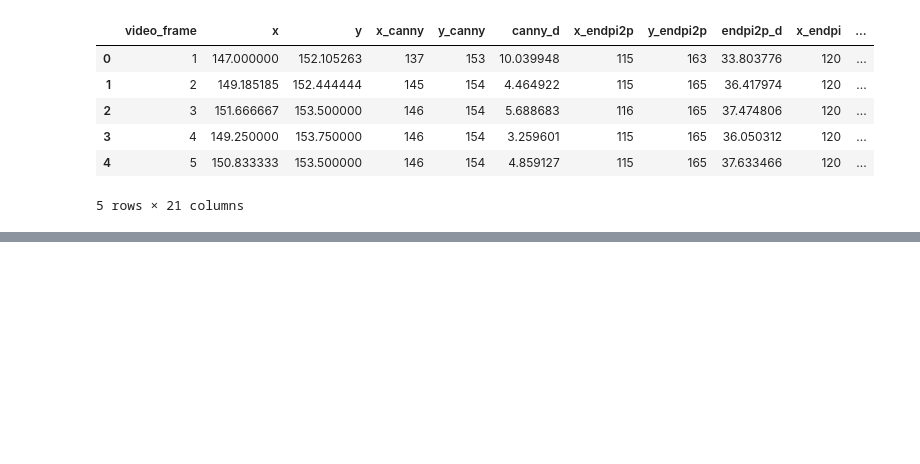
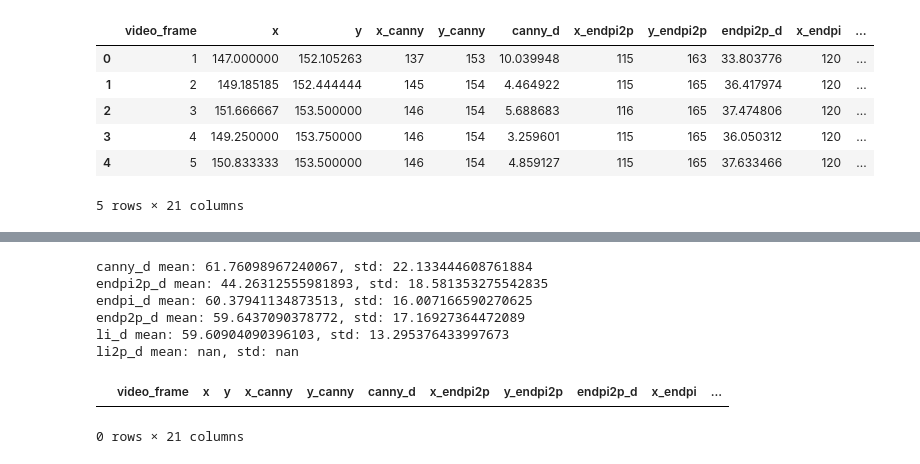
Before and after one commit to ucsdarclab/surgical_tool_tracking, a Jupyter notebook: kornia_dev/ICRA24.ipynb, the cells around one changed output, grey strips where cells are left out. Saved outputs shown, nothing was run; the diff lists cells and outputs as text; code cells hidden in the pictures; blank space fills up the shorter version.

```diff
--- a/kornia_dev/ICRA24.ipynb
+++ b/kornia_dev/ICRA24.ipynb
@@ -205,3 +240,38 @@ li2p_d mean: 23.873805366680497, std: 11.783180420075956
+# %%
+canny = pd.read_csv('fei_ref_data/canny_accuracy.txt', sep = ',', header = None, names = ['t', 'video_frame', 'x', 'y', 'x_d', 'y_d'])
+endpi2p = pd.read_csv('fei_ref_data/endpoint_intensities_to_polar_accuracy.txt', sep = ',', header = None, names = ['t', 'video_frame', 'x', 'y', 'x_d', 'y_d'])
+endpi = pd.read_csv('fei_ref_data/endpoint_intensities_only_accuracy.txt', sep = ',', header = None, names = ['t', 'video_frame', 'x', 'y', 'x_d', 'y_d'])
+endp2p = pd.read_csv('fei_ref_data/endpoints_to_polar_accuracy.txt', sep = ',', header = None, names = ['t', 'video_frame', 'x', 'y', 'x_d', 'y_d'])
+li = pd.read_csv('fei_ref_data/line_intensities_only_accuracy.txt', sep = ',', header = None, names = ['t', 'video_frame', 'x', 'y', 'x_d', 'y_d'])
+li2p = pd.read_csv('fei_ref_data/line_intensities_to_polar_accuracy.txt', sep = ',', header = None, names = ['t', 'video_frame', 'x', 'y', 'x_d', 'y_d'])
+
+df_list = [canny, endpi2p, endpi, endp2p, li, li2p]
+df_names = ['canny', 'endpi2p', 'endpi', 'endp2p', 'li', 'li2p']
+
+for i in range(len(df_list)):
+    df_list[i].drop(columns=['t', 'x_d', 'y_d'], inplace = True)
+    column_name1 = 'x_' + df_names[i]
+    df_list[i][column_name1] = df_list[i]['x'].copy()
+    column_name2 = 'y_' + df_names[i]
+    df_list[i][column_name2] = df_list[i]['y'].copy()
+    df_list[i].drop(columns=['x', 'y'], inplace = True)
+    labels = pd.merge(left = labels, right = df_list[i], on = 'video_frame')
+    column_name3 = df_names[i] + '_d'
+    labels[column_name3] = np.sqrt((labels['x'] - labels[column_name1])**2 + (labels['y'] - labels[column_name2])**2)
+    print('{} mean: {}, std: {}'.format(column_name3, labels[column_name3].mean(), labels[column_name3].std()))
+
+
+
+labels.head()
+# %% [output]
+canny_d mean: 61.76098967240067, std: 22.133444608761884
+endpi2p_d mean: 44.26312555981893, std: 18.581353275542835
+endpi_d mean: 60.37941134873513, std: 16.007166590270625
+endp2p_d mean: 59.6437090378772, std: 17.16927364472089
+li_d mean: 59.60904090396103, std: 13.295376433997673
+li2p_d mean: nan, std: nan
+|  | video_frame | x | y | x_canny | y_canny | canny_d | x_endpi2p | y_endpi2p | endpi2p_d | x_endpi | ... |
+0 rows × 21 columns
 # %%
 
 df.drop(columns=['B', 'C'], inplace = True)
```
Also changed, not shown: parts of 2 cells of this notebook, 1 other file.
